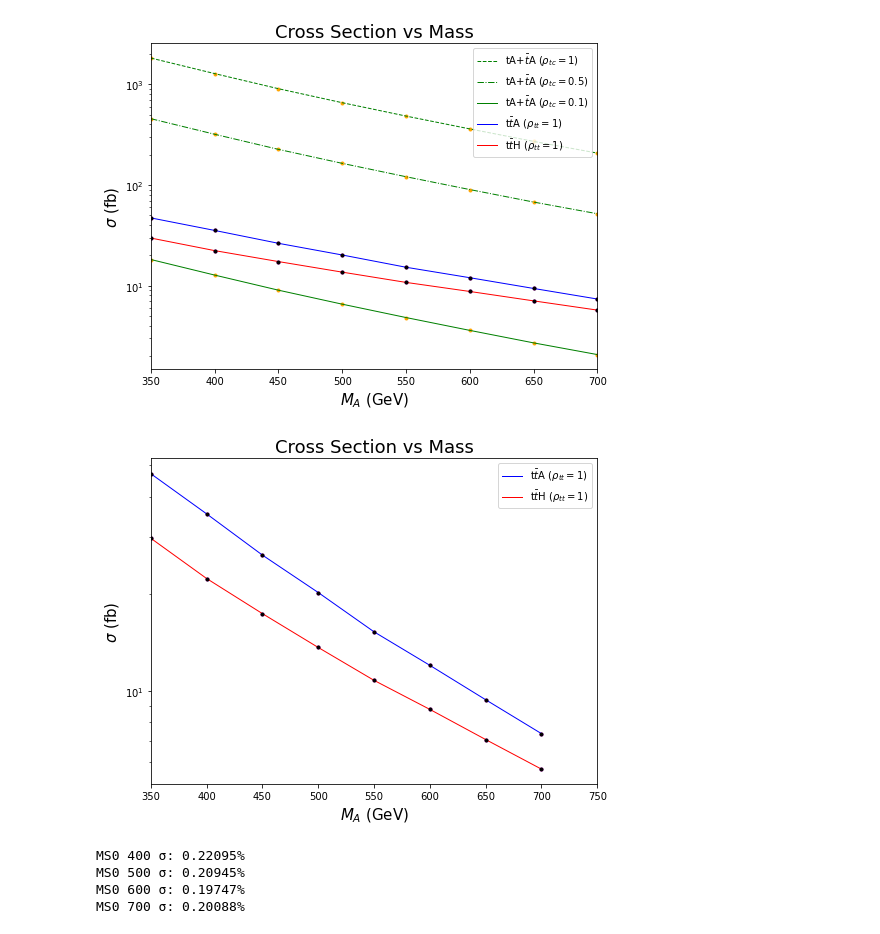
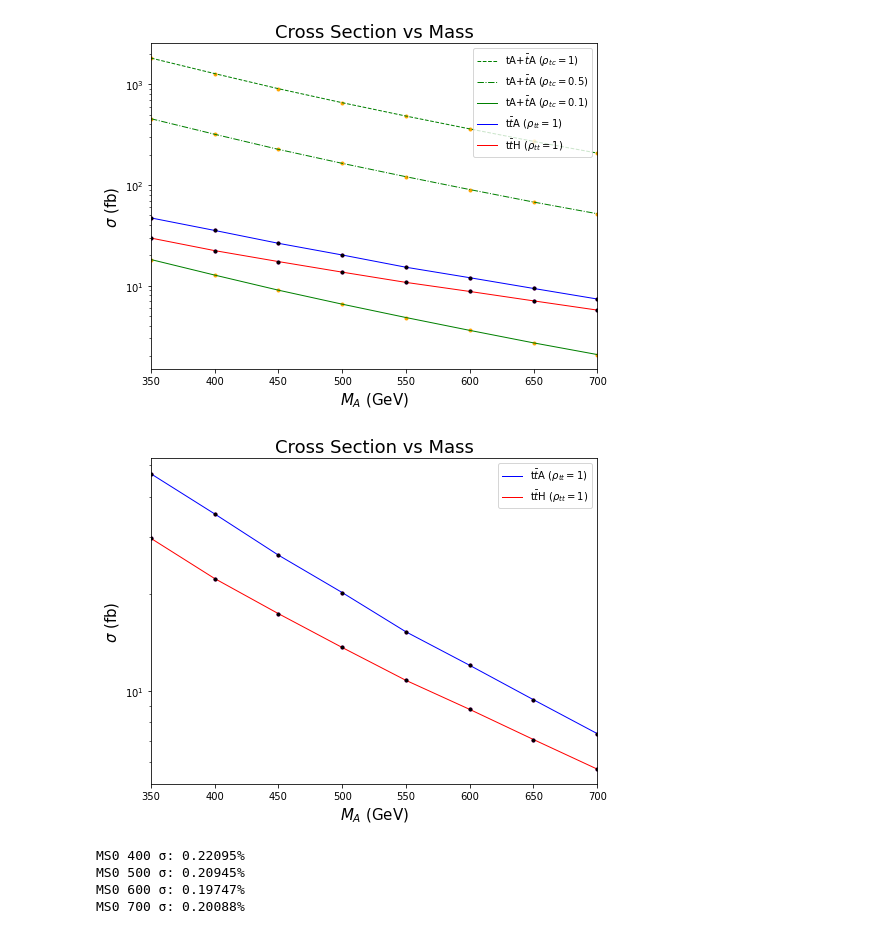
Before and after one commit to dlai211/Triple-Top, a Jupyter notebook: CrossSection_Mass.ipynb, the cells around one changed output. Cells and saved outputs as stored; diff of their text form; code cells hidden in the pictures.

```diff
--- a/CrossSection_Mass.ipynb
+++ b/CrossSection_Mass.ipynb
@@ -45,21 +46,21 @@ plt.show()
 # %%
 # Testing for its uncertainty
 plt.figure(figsize=(8, 6))
 plt.scatter(m, tta, marker='.', c = 'm')
 plt.scatter(m, tth, marker='.', c = 'm')
-plt.xlim(350, 750)
+plt.xlim(350, 700)
 plt.yscale('log')
 plt.plot(m, tta, 'b-', label=r't$\bar{t}$A ($\rho_{tt}=1$)', linewidth=1)
 plt.errorbar(m, tth, yerr=dh, fmt='.', color='black', ecolor='gray', elinewidth=1, capsize=0);
 plt.plot(m, tth, 'r-', label=r't$\bar{t}$H ($\rho_{tt}=1$)', linewidth=1)
 plt.errorbar(m, tta, yerr=da, fmt='.', color='black', ecolor='gray', elinewidth=1, capsize=0);
 plt.title('Cross Section vs Mass', fontsize=18)
 plt.xlabel(r'$M_{A}$ (GeV)', fontsize=15)
 plt.ylabel(r'$\sigma$ (fb)', fontsize=15)
 plt.legend(loc='upper right')
 plt.show()
 # %% [output]
-[figure, old version]
+[figure, new version]
 # %%
 print(f'MS0 400 \u03C3: {round((0.000077/0.03485)*100, 5)}%')
 print(f'MS0 500 \u03C3: {round((0.000043/0.02053)*100, 5)}%')
```
Also changed, not shown: parts of 27 cells of this notebook.
